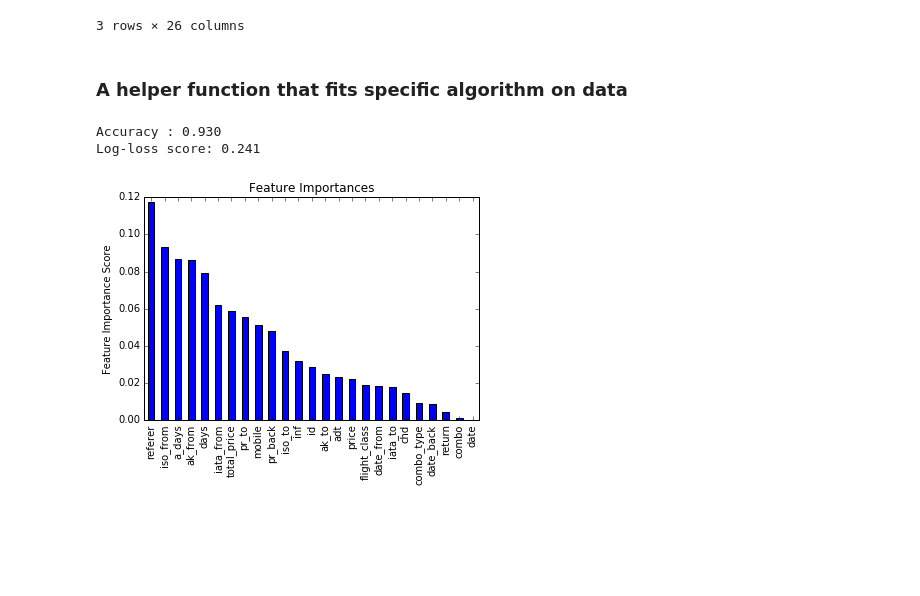
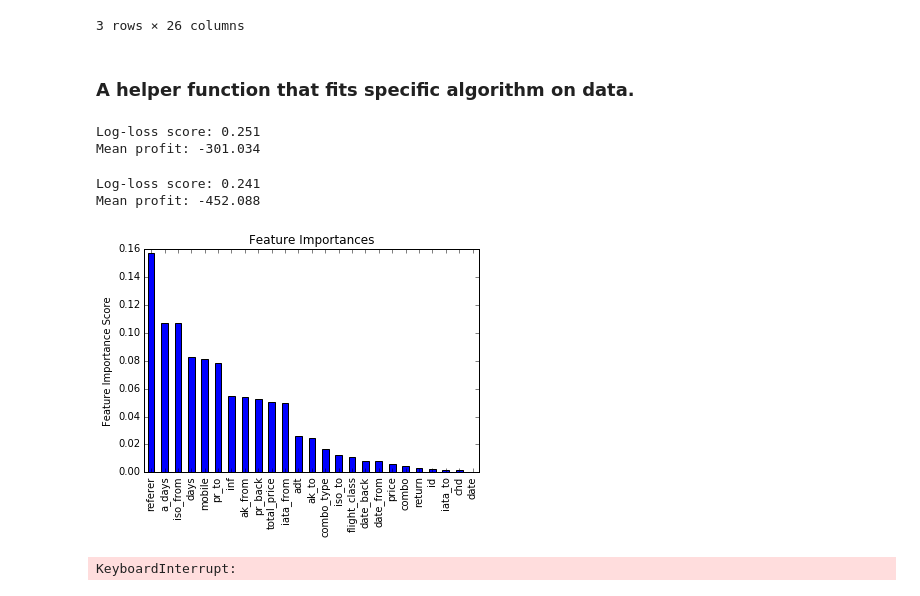
Before and after one commit to tema-popov/clicks, a Jupyter notebook: clicks.ipynb, the cells around one changed output. Saved outputs shown, nothing was run; the diff lists cells and outputs as text; code cells hidden in the pictures; blank space fills up the shorter version.

Commit message:
change metrics. add dummy classifier

```diff
--- a/clicks.ipynb
+++ b/clicks.ipynb
@@ -47,8 +47,10 @@ from collections import defaultdict
 from sklearn.preprocessing import LabelEncoder
 
 encoders_dict = defaultdict(LabelEncoder)
-categorical = ['iata_from', 'iata_to', 'referer', 'flight_class', 'iso_from', 'iso_to', 'ak_from', 'ak_to', 'combo_type']
-labeled_clicks = clicks.apply(lambda x: encoders_dict[x.name].fit_transform(x.astype(str)) if x.name in categorical else x)
+categorical = ['iata_from', 'iata_to', 'referer', 'flight_class',
+               'iso_from', 'iso_to', 'ak_from', 'ak_to', 'combo_type']
+labeled_clicks = clicks.apply(lambda x: encoders_dict[x.name].fit_transform(x.astype(str))
+                              if x.name in categorical else x)
 # %%
 labeled_clicks.head(3)
 # %% [output]
@@ -58,14 +60,15 @@ labeled_clicks.head(3)
 | 2 | 1813054 | 653 | 620 | 14 | 0 | 736218 | 1 | 0 | 1 | 1 | ... |
 3 rows × 26 columns
 # %% [markdown]
-### A helper function that fits specific algorithm on data
+### A helper function that fits specific algorithm on data.
 # %%
 from sklearn.model_selection import train_test_split
 from sklearn import metrics
 
 import numpy as np
 
-def model_fit(algo, data, predictors=None, target='book', train_size=0.6, show_feature_importance=True):
+def model_fit(algo, data, predictors=None, target='book',
+              train_size=0.6, show_feature_importance=True):
     # Use all columns as predictors by default
     if predictors == None:
         predictors = list(data.columns)
@@ -78,8 +81,9 @@ def model_fit(algo, data, predictors=None, target='book', train_size=0.6, show_f
     test_probs = algo.predict_proba(x_test)[:,1]
 
     # Print model report:
-    print("Accuracy : %.3f" % metrics.accuracy_score(y_test, test_predictions))
     print("Log-loss score: %.3f" % metrics.log_loss(y_test, test_probs))
+    print("Mean profit: %.3f" %
+          ((y_test - test_probs) * x_test.total_price).mean())
 
     # Print Feature Importance:
     if show_feature_importance:
@@ -88,12 +92,20 @@ def model_fit(algo, data, predictors=None, target='book', train_size=0.6, show_f
         plt.ylabel('Feature Importance Score')
 
     return algo
+# %%
+from sklearn.dummy import DummyClassifier
+
+dummy = DummyClassifier(strategy='prior')
+_ = model_fit(dummy, labeled_clicks, show_feature_importance=False)
+# %% [output]
+Log-loss score: 0.251
+Mean profit: -301.034
 # %%
 from sklearn.ensemble import GradientBoostingClassifier
 
-gbm = GradientBoostingClassifier(random_state=10)
+gbm = GradientBoostingClassifier(random_state=10, n_estimators=50)
 _ = model_fit(gbm, labeled_clicks)
 # %% [output]
-Accuracy : 0.930
 Log-loss score: 0.241
+Mean profit: -452.088
-[figure, old version]
+[figure, new version]
@@ -108,0 +112,5 @@ gsearch.fit(train[predictors], train[target])
+# %%
+gbm = GradientBoostingClassifier(random_state=10, n_estimators=100)
+_ = model_fit(gbm, labeled_clicks)
+# %% [output]
+KeyboardInterrupt:
```
Also changed, not shown: parts of 1 cell of this notebook.
